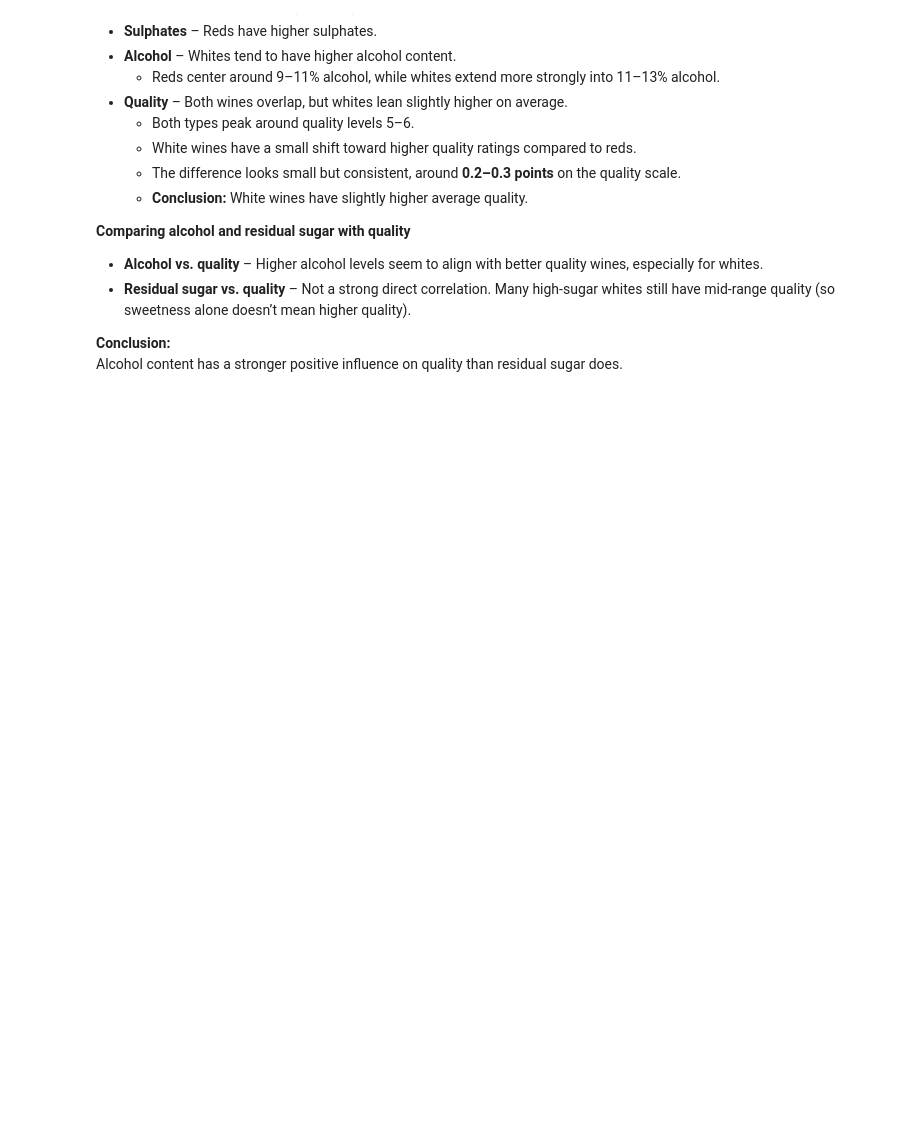
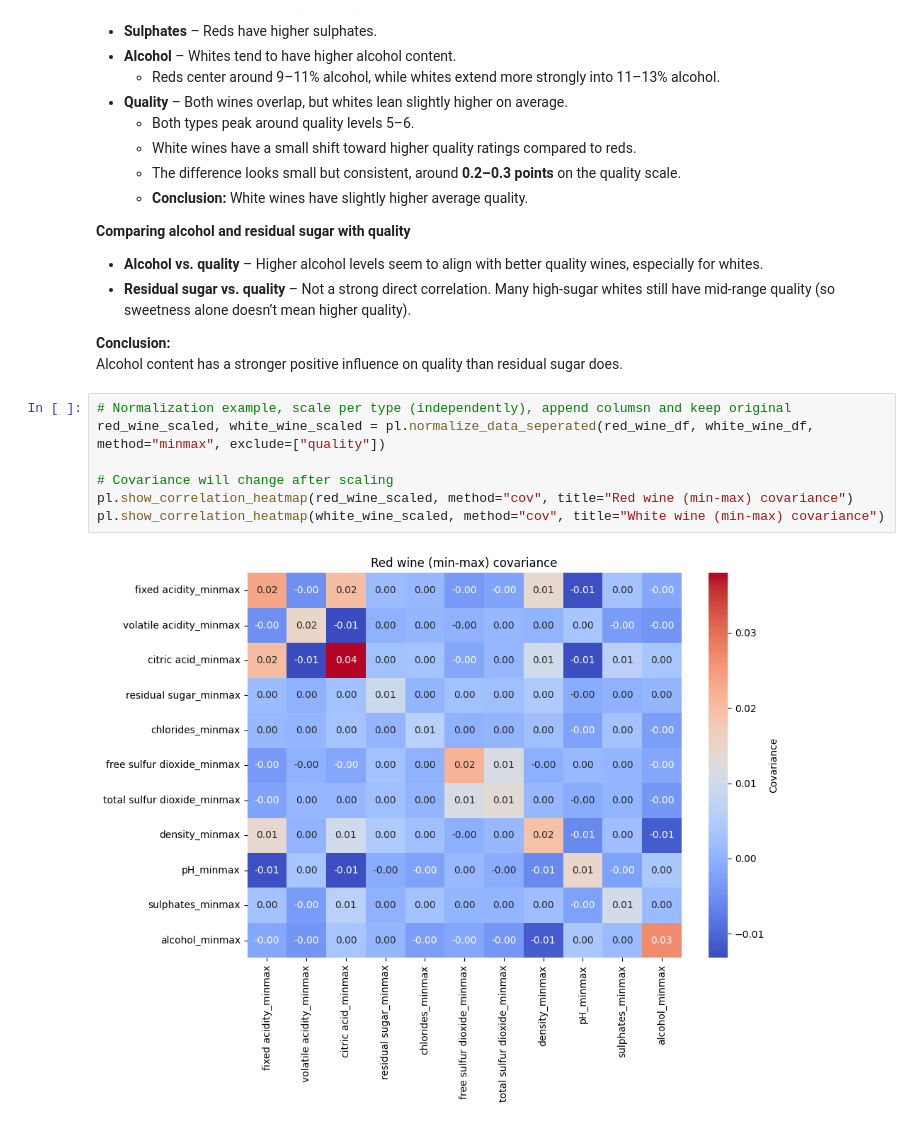
Before and after one commit to AndyTheDragon/dat4bi-mp2, a Jupyter notebook: MP2_report.ipynb, the cells around one changed output. Saved outputs shown, nothing was run; the diff lists cells and outputs as text; blank space fills up the shorter version.

Commit message:
Added normalization method, and added a feature to heatmap method to change the type

```diff
--- a/MP2_report.ipynb
+++ b/MP2_report.ipynb
@@ -68,3 +70,12 @@ Each subplot is a histogram with a density curve, comparing red vs. white wine f
 
 **Conclusion:**
 Alcohol content has a stronger positive influence on quality than residual sugar does.
+# %%
+# Normalization example, scale per type (independently), append columsn and keep original
+red_wine_scaled, white_wine_scaled = pl.normalize_data_seperated(red_wine_df, white_wine_df, method="minmax", exclude=["quality"])
+
+# Covariance will change after scaling
+pl.show_correlation_heatmap(red_wine_scaled, method="cov", title="Red wine (min-max) covariance")
+pl.show_correlation_heatmap(white_wine_scaled, method="cov", title="White wine (min-max) covariance")
+# %% [output]
+[figure, added]
```
Also changed, not shown: parts of 2 cells of this notebook, 1 other file.
